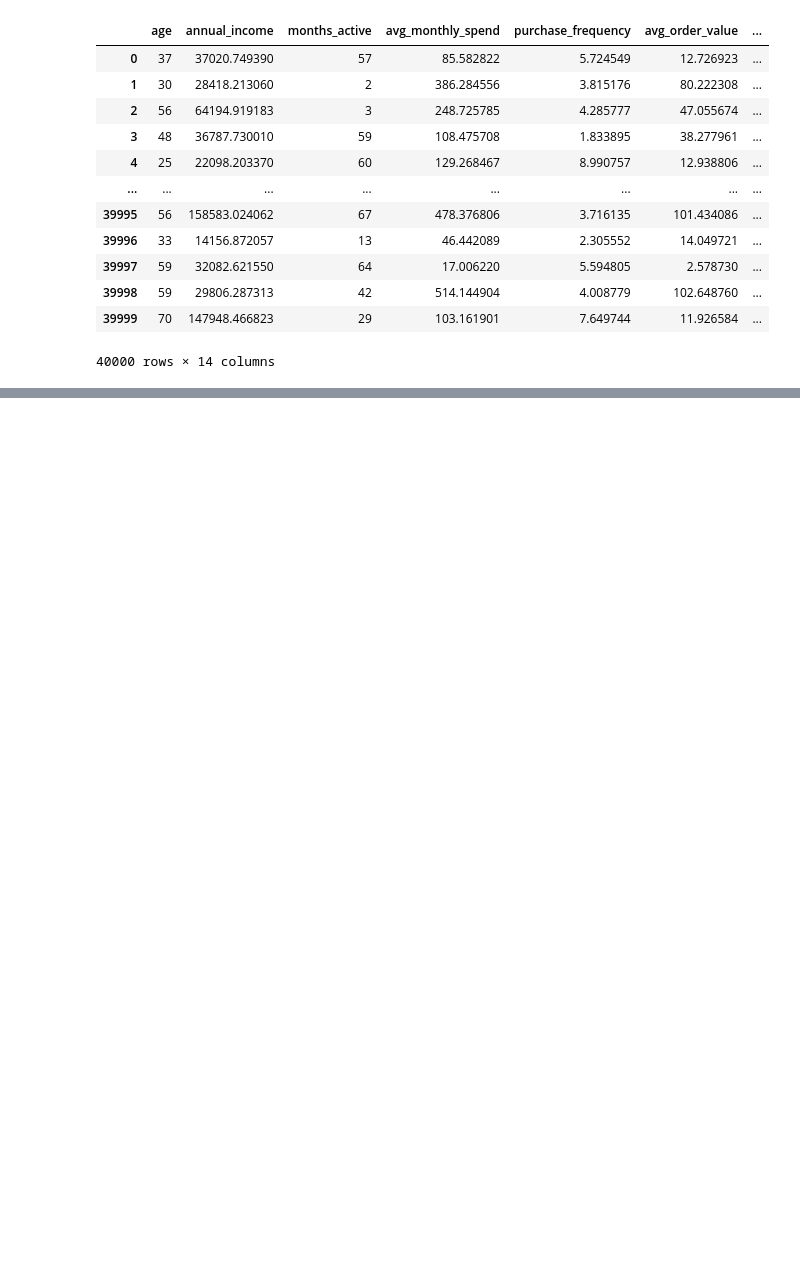
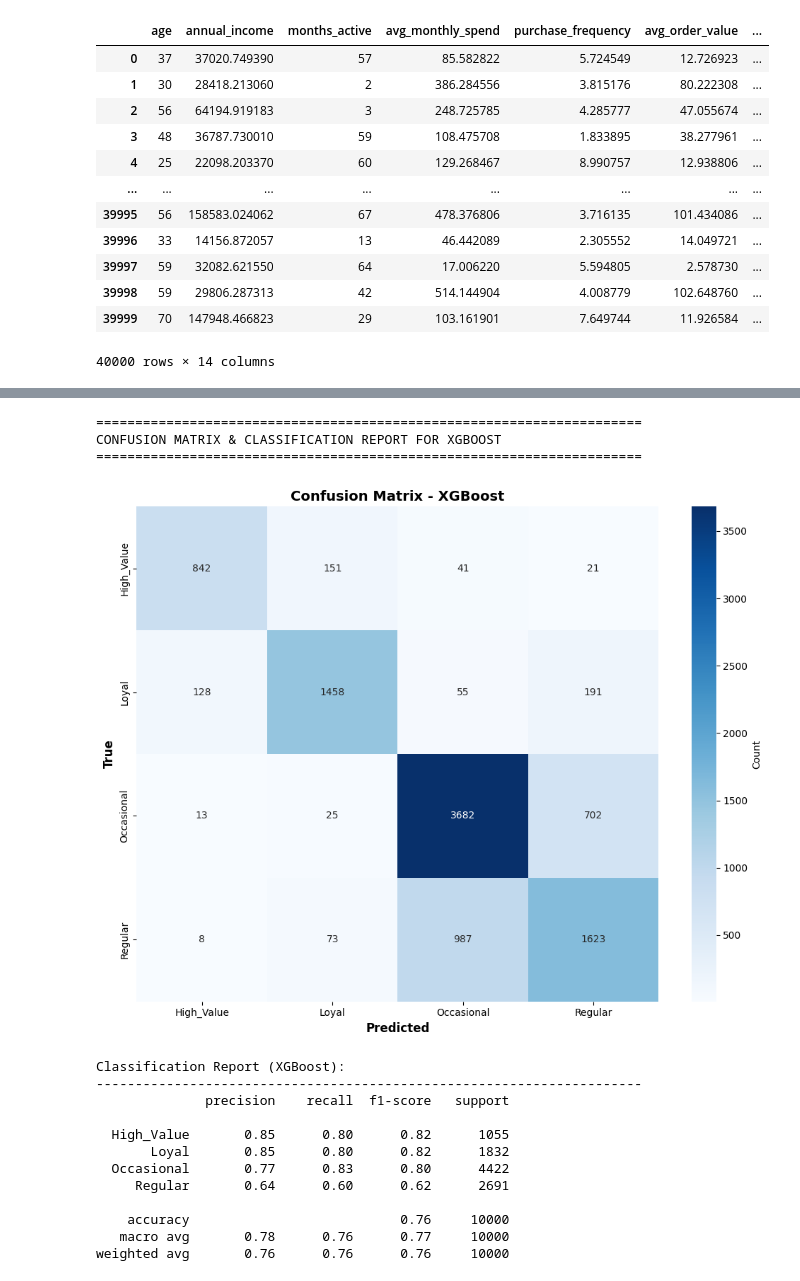
Before and after one commit to LaimengEung/Customer-Segmentation-EDA-ML, a Jupyter notebook: copy_of_soth.ipynb, the cells around one changed output, grey strips where cells are left out. Drawn from its saved outputs; the diff is of its cells as text; code cells hidden in the pictures; blank space fills up the shorter version.

```diff
--- a/copy_of_soth.ipynb
+++ b/copy_of_soth.ipynb
@@ -936,0 +1252,41 @@ You can try to debug the error by setting error_score='raise'.
+# %%
+# Confusion Matrix and Classification Report for XGBoost
+print("\n" + "="*70)
+print("CONFUSION MATRIX & CLASSIFICATION REPORT FOR XGBOOST")
+print("="*70)
+
+y_pred = predictions['XGBoost']['y_pred']
+
+# Confusion Matrix
+cm = confusion_matrix(y_test, y_pred)
+
+fig, ax = plt.subplots(figsize=(10, 8))
+sns.heatmap(cm, annot=True, fmt='d', cmap='Blues',
+            xticklabels=le.classes_, yticklabels=le.classes_,
+            cbar_kws={'label': 'Count'}, ax=ax)
+ax.set_xlabel('Predicted', fontsize=12, fontweight='bold')
+ax.set_ylabel('True', fontsize=12, fontweight='bold')
+ax.set_title('Confusion Matrix - XGBoost', fontsize=14, fontweight='bold')
+plt.tight_layout()
+plt.show()
+
+print("\nClassification Report (XGBoost):")
+print("-" * 70)
+print(classification_report(y_test, y_pred, target_names=le.classes_))
+# %% [output]
+======================================================================
+CONFUSION MATRIX & CLASSIFICATION REPORT FOR XGBOOST
+======================================================================
+[figure, added]
+Classification Report (XGBoost):
+----------------------------------------------------------------------
+              precision    recall  f1-score   support
+
+  High_Value       0.85      0.80      0.82      1055
+       Loyal       0.85      0.80      0.82      1832
+  Occasional       0.77      0.83      0.80      4422
+     Regular       0.64      0.60      0.62      2691
+
+    accuracy                           0.76     10000
+   macro avg       0.78      0.76      0.77     10000
+weighted avg       0.76      0.76      0.76     10000
```
Also changed, not shown: parts of 21 cells of this notebook.
